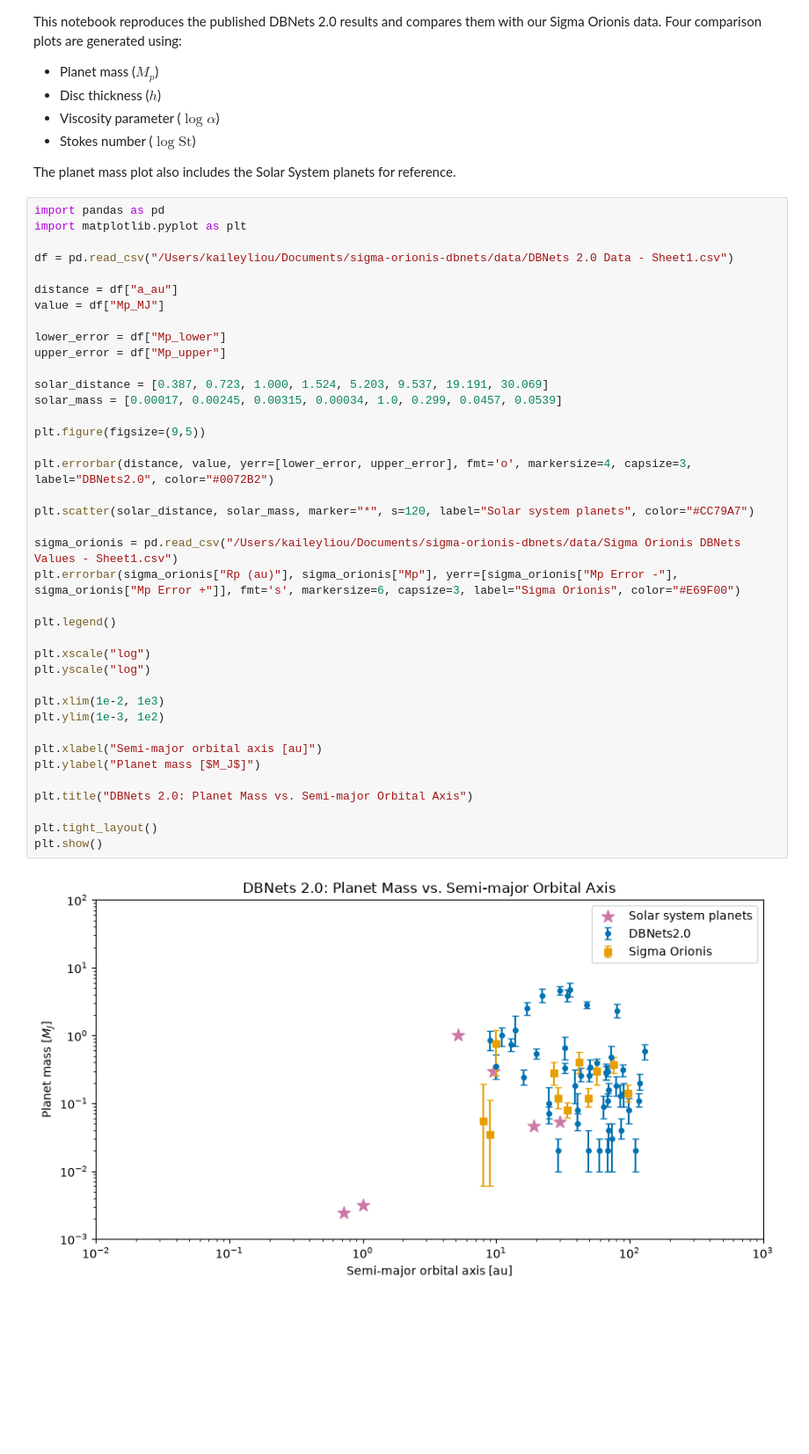
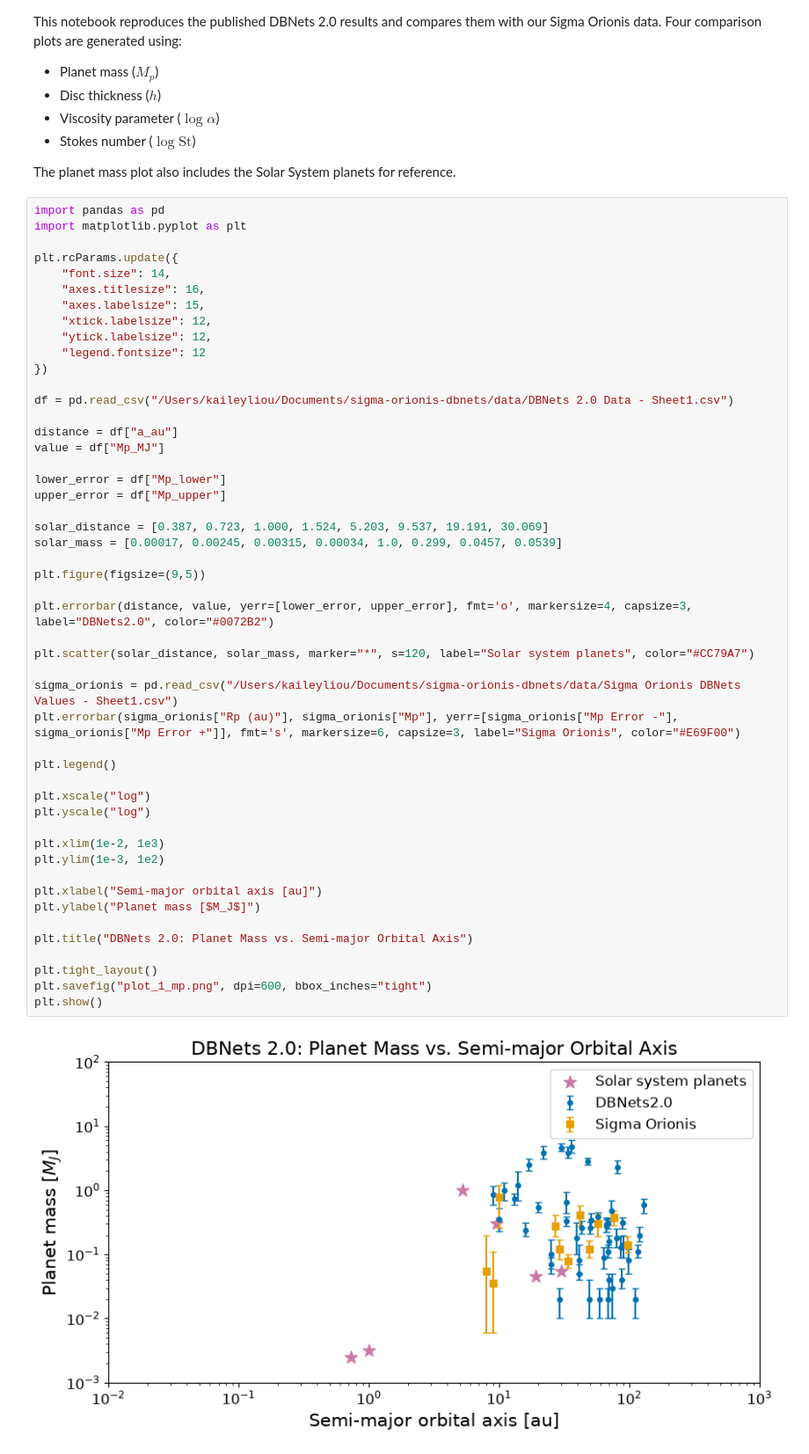
Before and after one commit to KaileyLiou/sigma-orionis-dbnets, a Jupyter notebook: notebooks/dbnets_sigma_orionis_comparison_plots.ipynb, the cells around one changed output. Shown at 88% size. Drawn from its saved outputs; the diff is of its cells as text; blank space fills up the shorter version.

Commit message:
increased font size and resolution

```diff
--- a/notebooks/dbnets_sigma_orionis_comparison_plots.ipynb
+++ b/notebooks/dbnets_sigma_orionis_comparison_plots.ipynb
@@ -11,6 +11,15 @@ The planet mass plot also includes the Solar System planets for reference.
 # %%
 import pandas as pd
 import matplotlib.pyplot as plt
+
+plt.rcParams.update({
+    "font.size": 14,
+    "axes.titlesize": 16,
+    "axes.labelsize": 15,
+    "xtick.labelsize": 12,
+    "ytick.labelsize": 12,
+    "legend.fontsize": 12
+})
 
 df = pd.read_csv("/Users/kaileyliou/Documents/sigma-orionis-dbnets/data/DBNets 2.0 Data - Sheet1.csv")
 
@@ -21,34 +30,35 @@ lower_error = df["Mp_lower"]
 upper_error = df["Mp_upper"]
 
 solar_distance = [0.387, 0.723, 1.000, 1.524, 5.203, 9.537, 19.191, 30.069]
 solar_mass = [0.00017, 0.00245, 0.00315, 0.00034, 1.0, 0.299, 0.0457, 0.0539]
 
 plt.figure(figsize=(9,5))
 
 plt.errorbar(distance, value, yerr=[lower_error, upper_error], fmt='o', markersize=4, capsize=3, label="DBNets2.0", color="#0072B2")
 
 plt.scatter(solar_distance, solar_mass, marker="*", s=120, label="Solar system planets", color="#CC79A7")
 
 sigma_orionis = pd.read_csv("/Users/kaileyliou/Documents/sigma-orionis-dbnets/data/Sigma Orionis DBNets Values - Sheet1.csv")
 plt.errorbar(sigma_orionis["Rp (au)"], sigma_orionis["Mp"], yerr=[sigma_orionis["Mp Error -"], sigma_orionis["Mp Error +"]], fmt='s', markersize=6, capsize=3, label="Sigma Orionis", color="#E69F00")
 
 plt.legend()
 
 plt.xscale("log")
 plt.yscale("log")
 
 plt.xlim(1e-2, 1e3)
 plt.ylim(1e-3, 1e2)
 
 plt.xlabel("Semi-major orbital axis [au]")
 plt.ylabel("Planet mass [$M_J$]")
 
 plt.title("DBNets 2.0: Planet Mass vs. Semi-major Orbital Axis")
 
 plt.tight_layout()
+plt.savefig("plot_1_mp.png", dpi=600, bbox_inches="tight")
 plt.show()
 # %% [output]
-[figure, old version]
+[figure, new version]
 # %%
 import pandas as pd
 import matplotlib.pyplot as plt
```
Also changed, not shown: parts of 3 cells of this notebook, 4 other files.
